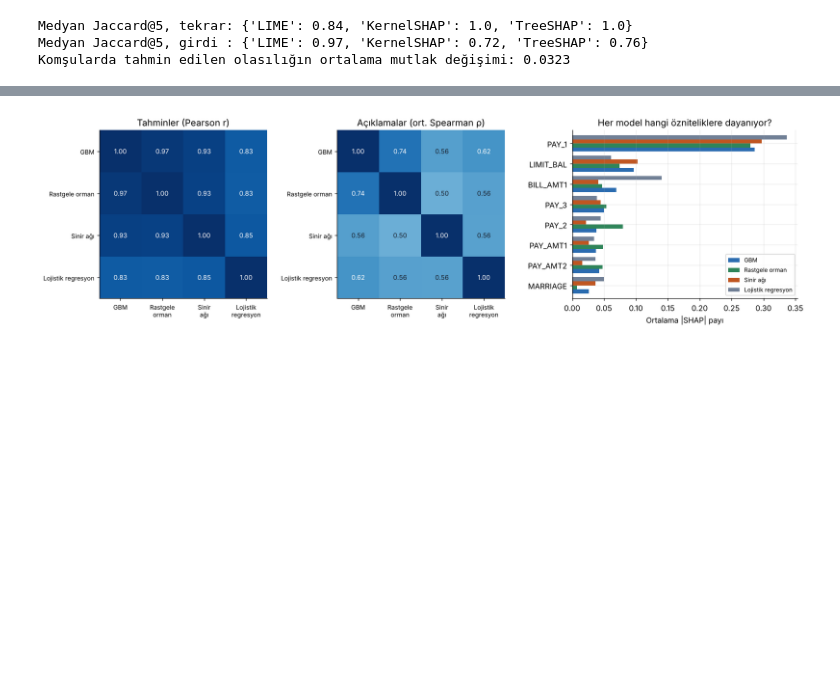
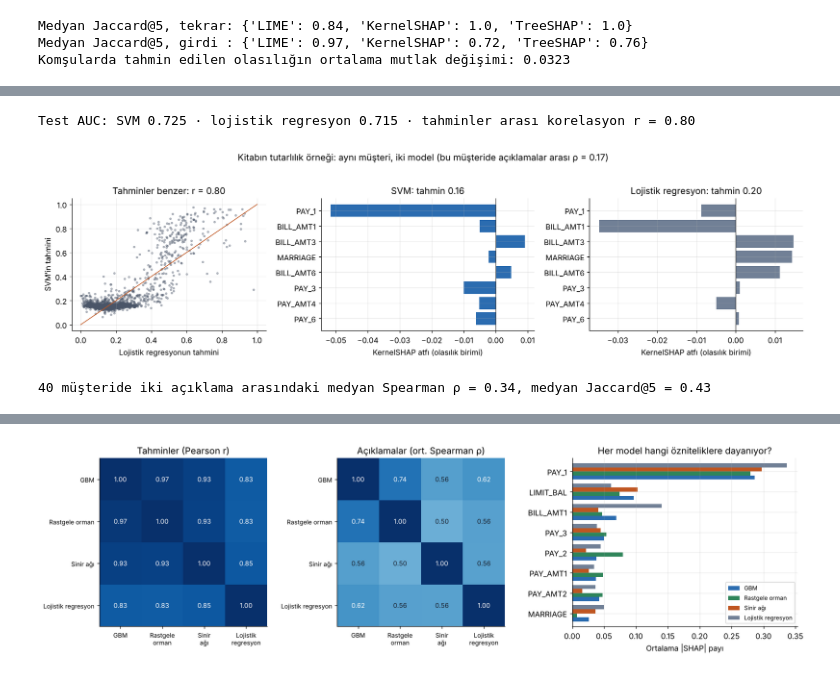
Before and after one commit to mesutpolatgil/xai-dersi-2026, a Jupyter notebook: 2026-guz/32_evaluation-of-interpretability-methods/uygulama/berkaycongar-20269258007/uygulama.ipynb, the cells around one changed output, grey strips where cells are left out. Drawn from its saved outputs; the diff is of its cells as text; code cells hidden in the pictures; blank space fills up the shorter version.

```diff
--- a/2026-guz/32_evaluation-of-interpretability-methods/uygulama/berkaycongar-20269258007/uygulama.ipynb
+++ b/2026-guz/32_evaluation-of-interpretability-methods/uygulama/berkaycongar-20269258007/uygulama.ipynb
@@ -419,0 +467,46 @@ korelasyon, sağda açıklamaları arasındaki ortalama Spearman sıra korelasyo
+# %%
+from sklearn.svm import SVC
+
+rng_ek = np.random.default_rng(RS + 1)  # ek örnekler ayrı üreteçle: diğer bölümlerin sonuçları değişmesin
+alt_kume = rng_ek.choice(len(Xtr), 1500 if HIZLI else 3000, replace=False)
+svm = SVC(C=1.0, gamma="scale", probability=True, random_state=RS).fit(Xtr[alt_kume], y_tr[alt_kume])
+lojistik = modeller["Lojistik regresyon"]
+p_svm, p_loj = svm.predict_proba(Xte)[:, 1], lojistik.predict_proba(Xte)[:, 1]
+r_sl = np.corrcoef(p_svm, p_loj)[0, 1]
+print(f"Test AUC: SVM {roc_auc_score(y_te, p_svm):.3f} · lojistik regresyon {roc_auc_score(y_te, p_loj):.3f} · "
+      f"tahminler arası korelasyon r = {r_sl:.2f}")
+
+N_SVM = 15 if HIZLI else 40
+Xs = Xa[:N_SVM]
+A_svm = kshap_acikla(kshap_aciklayici(svm), Xs)
+A_loj = kshap_acikla(kshap_aciklayici(lojistik), Xs)
+rho_sl = np.array([spearmanr(a, b)[0] for a, b in zip(A_svm, A_loj)])
+jac_sl = np.array([jaccard_cift(a, b) for a, b in zip(A_svm, A_loj)])
+fark_p = np.abs(svm.predict_proba(Xs)[:, 1] - lojistik.predict_proba(Xs)[:, 1])
+adaylar = np.argsort(fark_p)[: max(5, N_SVM // 4)]
+i_sl = int(adaylar[np.argmin(rho_sl[adaylar])])
+
+fig, axes = plt.subplots(1, 3, figsize=(15, 4), gridspec_kw={"width_ratios": [1, 1.1, 1.1]})
+sec = rng_ek.choice(len(Xte), 2000, replace=False)
+axes[0].scatter(p_loj[sec], p_svm[sec], s=6, alpha=0.35, color="#4A5568")
+axes[0].plot([0, 1], [0, 1], color="#C05621", lw=1)
+axes[0].set_xlabel("Lojistik regresyonun tahmini")
+axes[0].set_ylabel("SVM'in tahmini")
+axes[0].set_title(f"Tahminler benzer: r = {r_sl:.2f}")
+ust8 = np.argsort(-(np.abs(A_svm[i_sl]) + np.abs(A_loj[i_sl])))[:8][::-1]
+for ax, A, ad, renk, model_ in [(axes[1], A_svm, "SVM", "#2B6CB0", svm),
+                                (axes[2], A_loj, "Lojistik regresyon", "#718096", lojistik)]:
+    ax.barh([OZN[j] for j in ust8], A[i_sl, ust8], color=renk)
+    ax.axvline(0, color="#333", lw=0.8)
+    ax.set_title(f"{ad}: tahmin {model_.predict_proba(Xs[i_sl:i_sl + 1])[0, 1]:.2f}")
+    ax.set_xlabel("KernelSHAP atfı (olasılık birimi)")
+plt.suptitle(f"Kitabın tutarlılık örneği: aynı müşteri, iki model (bu müşteride açıklamalar arası ρ = {rho_sl[i_sl]:.2f})", y=1.03)
+plt.tight_layout()
+sekil_kaydet("05a-kitap-ornegi-svm-lojistik")
+plt.show()
+print(f"{N_SVM} müşteride iki açıklama arasındaki medyan Spearman ρ = {np.median(rho_sl):.2f}, "
+      f"medyan Jaccard@5 = {np.median(jac_sl):.2f}")
+# %% [output]
+Test AUC: SVM 0.725 · lojistik regresyon 0.715 · tahminler arası korelasyon r = 0.80
+[figure, added]
+40 müşteride iki açıklama arasındaki medyan Spearman ρ = 0.34, medyan Jaccard@5 = 0.43
```
Also changed, not shown: parts of 23 cells of this notebook, 5 other files.
